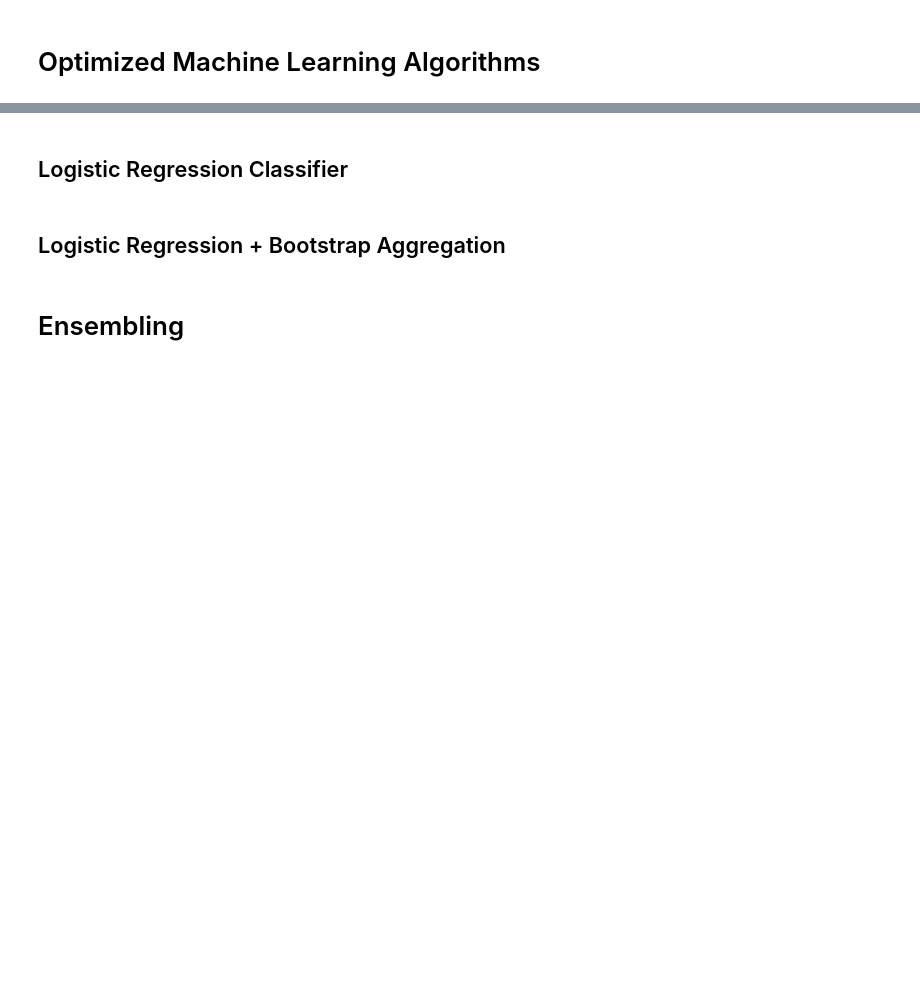
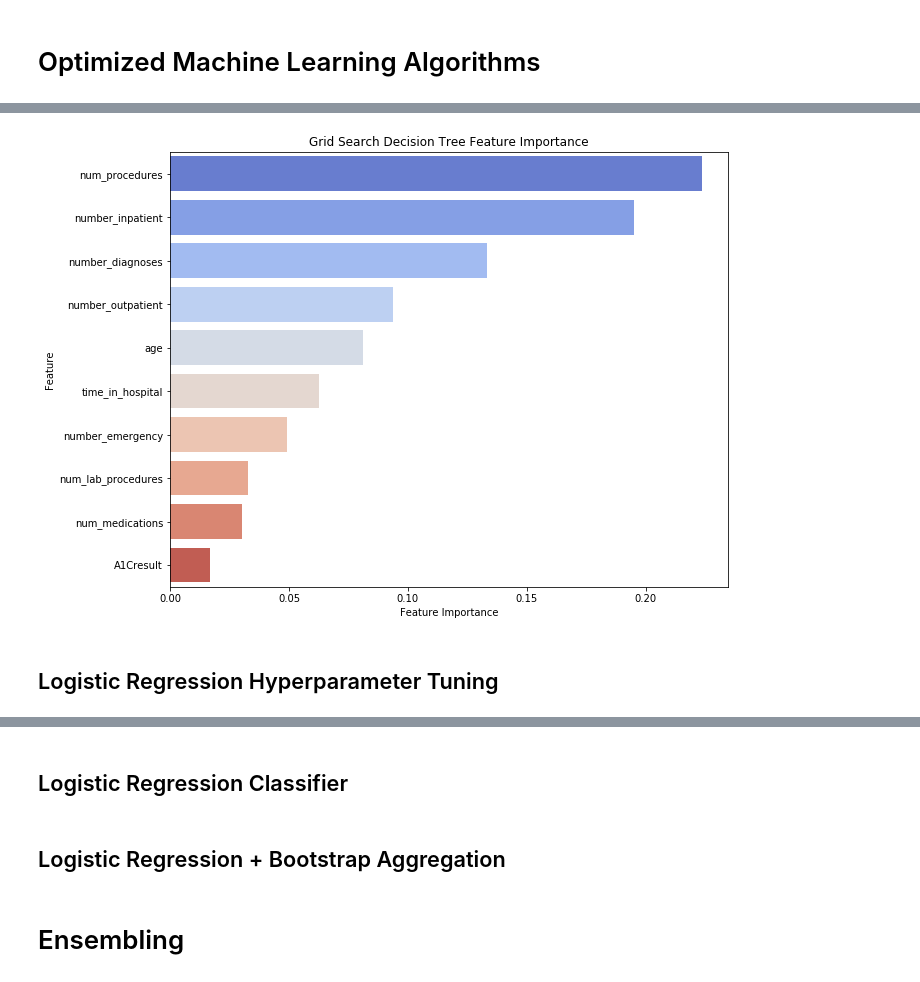
Before and after one commit to rchoi2/Diabetes-Readmission-Classifier, a Jupyter notebook: Diabetes_Classification_EDA.ipynb, the cells around one changed output, grey strips where cells are left out. Cells and saved outputs as stored; diff of their text form; code cells hidden in the pictures; blank space fills up the shorter version.

```diff
--- a/Diabetes_Classification_EDA.ipynb
+++ b/Diabetes_Classification_EDA.ipynb
@@ -246,6 +282,17 @@ def plot_feature_importance(values, names, model_name, n_features=10):
     plt.title(model_name + ' Feature Importance')
     plt.xlabel('Feature Importance')
     plt.ylabel('Feature')
+
+    from IPython.core.display import HTML
+    HTML("""
+    <style>
+    .output_png {
+        display: table-cell;
+        text-align: center;
+        vertical-align: middle;
+    }
+    </style>
+    """)
 # %% [markdown]
 <p><a name="processing"></a></p>
 
@@ -538,0 +653,7 @@ dict_keys(['explained_variance', 'r2', 'max_error', 'neg_median_absolute_error',
+# %%
+plot_feature_importance(dt_cv.best_estimator_.feature_importances_,
+                        X_train_res.columns, "Grid Search Decision Tree")
+# %% [output]
+[figure, added]
+# %% [markdown]
+## Logistic Regression Hyperparameter Tuning
```
Also changed, not shown: parts of 35 cells of this notebook.
